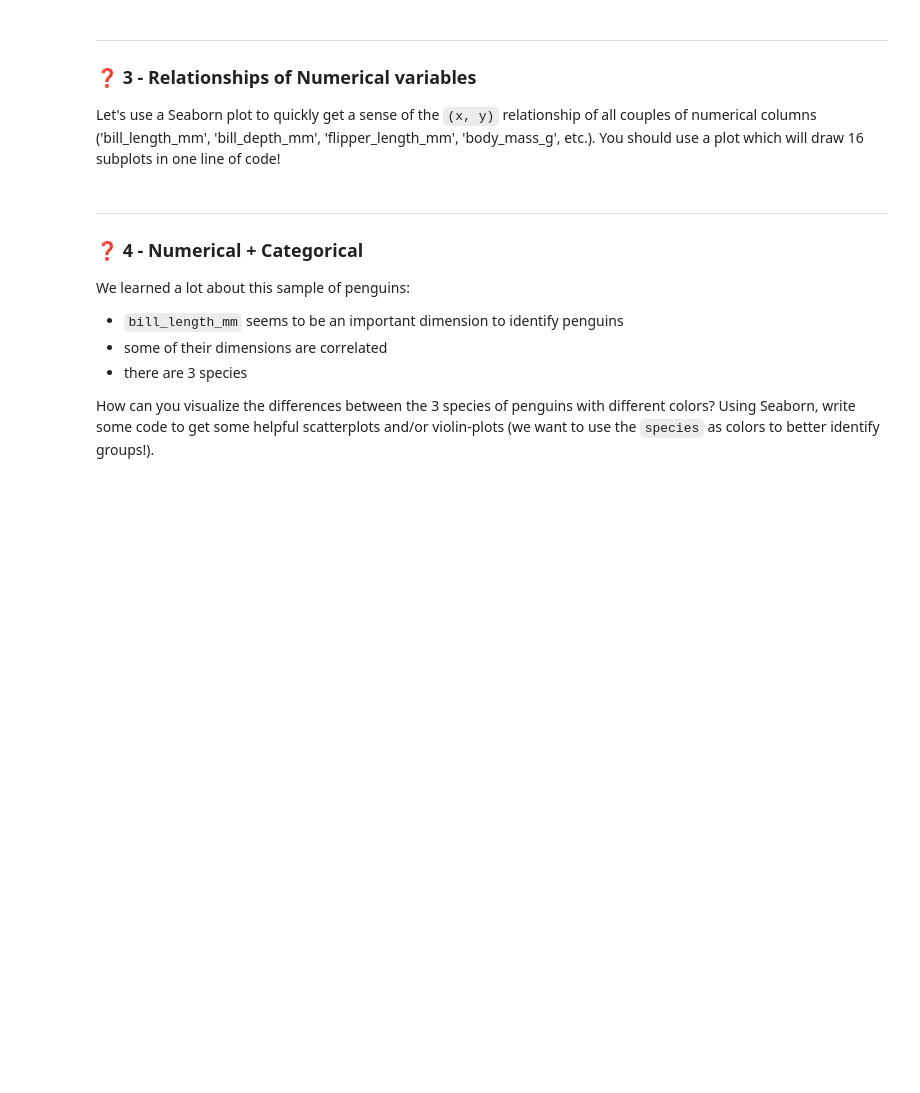
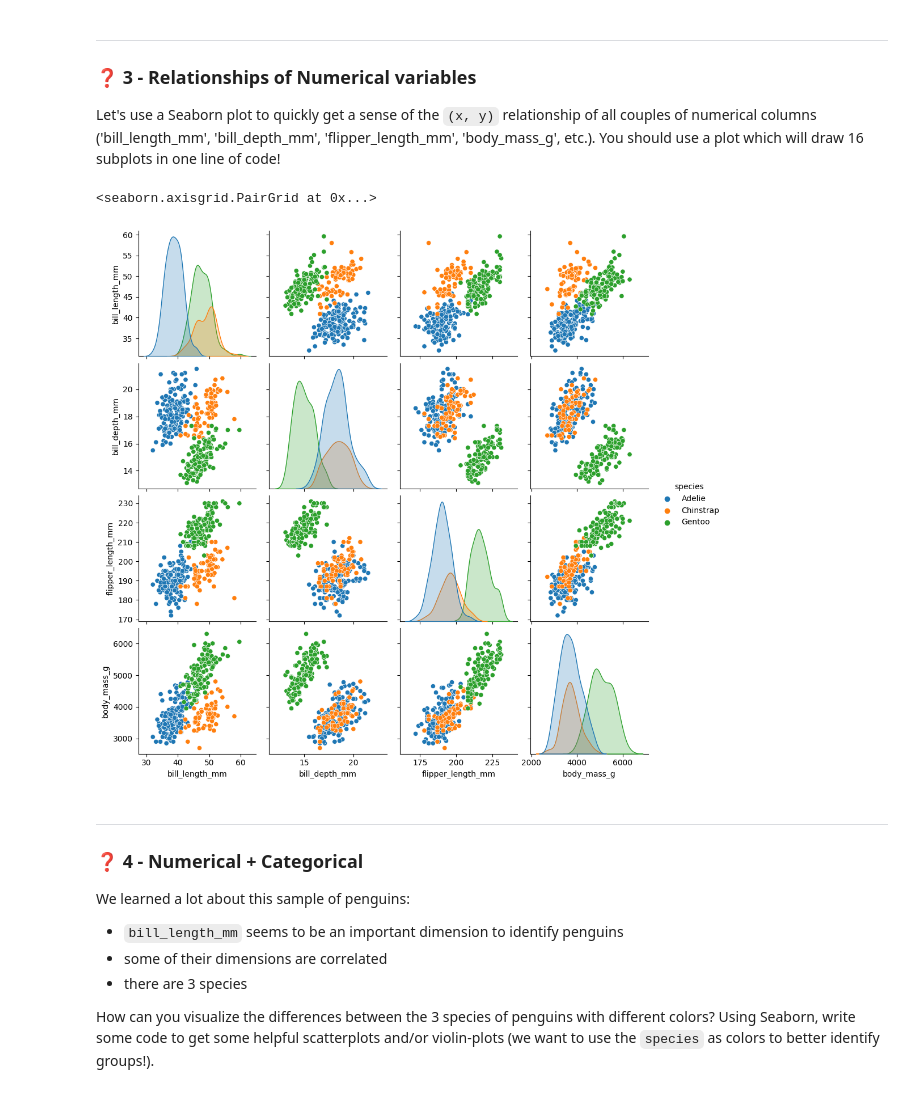
Before and after one commit to Dimasaur/data-from_data_to_viz, a Jupyter notebook: Recap.ipynb, the cells around one changed output. Saved outputs shown, nothing was run; the diff lists cells and outputs as text; code cells hidden in the pictures; blank space fills up the shorter version.

```diff
--- a/Recap.ipynb
+++ b/Recap.ipynb
@@ -50,3 +70,8 @@ Let's use a Seaborn plot to quickly get a sense of the `(x, y)` relationship of
+# %%
+sns.pairplot(penguin_df,hue='species')
+# %% [output]
+<seaborn.axisgrid.PairGrid at 0x...>
+[figure, added]
 # %% [markdown]
 ---
 
```
Also changed, not shown: parts of 11 cells of this notebook.
